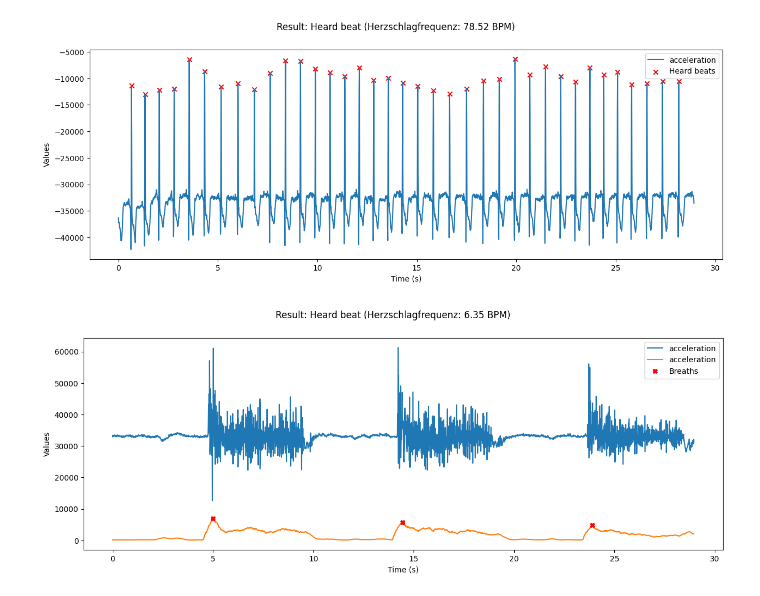
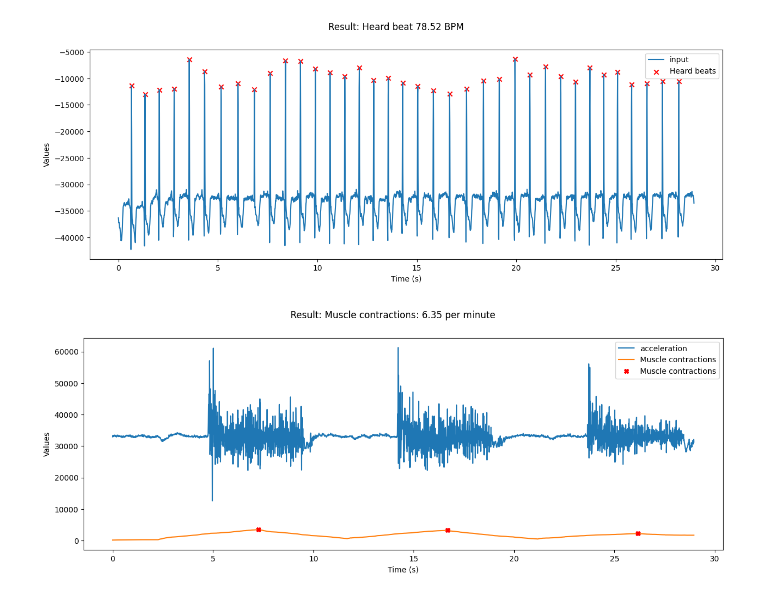
Before and after one commit to JanBoesch/MobileHealthSensing, a Jupyter notebook: V5_EKG_EMG/EMG_EKG.ipynb, the cells around one changed output. Cells and saved outputs as stored; diff of their text form; code cells hidden in the pictures.

```diff
--- a/V5_EKG_EMG/EMG_EKG.ipynb
+++ b/V5_EKG_EMG/EMG_EKG.ipynb
@@ -2,6 +2,7 @@
 import pandas as pd
 import numpy as np
 from scipy.signal import find_peaks
+from scipy import signal
 import matplotlib.pyplot as plt
 
 # Read file  , nrows=1000
@@ -25,9 +26,9 @@ heartbeats = 60 / np.mean(time_diffs)
 
 # Plot erstellen
 fig, ax1 = plt.subplots(figsize=(15,5))
-fig.suptitle(f'Result: Heard beat (Herzschlagfrequenz: {heartbeats:.2f} BPM)')
+fig.suptitle(f'Result: Heard beat {heartbeats:.2f} BPM')
 
-ax1.plot(time_series, d_values, label='acceleration')
+ax1.plot(time_series, d_values, label='input')
 ax1.scatter(time_series[peaks], d_values.iloc[peaks], c='r', marker='x', label='Heard beats')
 ax1.set_xlabel('Time (s)')
 ax1.set_ylabel('Values')
@@ -36,9 +37,10 @@ ax1.legend()
 # Diagramm anzeigen
 plt.show()
 # %% [output]
-[figure, old version]
+[figure, new version]
 # %%
 import pandas as pd
+from scipy import signal
 import numpy as np
 from scipy.signal import find_peaks
 import matplotlib.pyplot as plt
@@ -48,35 +50,35 @@ data = pd.read_csv('v5_muskel_1.csv')
 
 # Werte aus der CSV-Datei extrahieren
 d_values = data['D']
 
 # Künstliche Zeitreihe erstellen
 time_series = np.arange(len(data)) * 0.01  # 1 Millisekunden pro Eintrag
 
 # Beispiel für Anomalieerkennung (Schwellenwert: 2 Standardabweichungen)
 mittelwert = np.mean(d_values)
 diffMittel = abs(d_values - mittelwert)
 
-sgf = signal.savgol_filter(diffMittel, window_length=50, polyorder=1, mode="nearest")
+sgf = signal.savgol_filter(diffMittel, window_length=500, polyorder=1, mode="nearest")
 peaks, _ = find_peaks(sgf,  height=500, distance=500)
 
 # Zeitdifferenzen zwischen aufeinanderfolgenden Peaks auf der künstlichen Zeitreihe berechnen
 time_diffs = np.diff(time_series[peaks])
 
 # Atemzüge pro Minute berechnen
 breaths = 60 / np.mean(time_diffs)
 
 # Plot erstellen
 fig, ax1 = plt.subplots(figsize=(15,5))
-fig.suptitle(f'Result: (Muskelkontraktionen: {breaths:.2f} per minute)')
+fig.suptitle(f'Result: Muscle contractions: {breaths:.2f} per minute')
 
 ax1.plot(time_series, d_values, label='acceleration')
-ax1.plot(time_series, sgf, label='acceleration')
-ax1.plot(time_series[peaks], sgf[peaks], 'X', label='Breaths', color='red')
+ax1.plot(time_series, sgf, label='Muscle contractions')
+ax1.plot(time_series[peaks], sgf[peaks], 'X', label='Muscle contractions', color='red')
 ax1.set_xlabel('Time (s)')
 ax1.set_ylabel('Values')
 ax1.legend()
 
 # Diagramm anzeigen
 plt.show()
 # %% [output]
-[figure, old version]
+[figure, new version]
```
Also changed, not shown: 8 other files.
